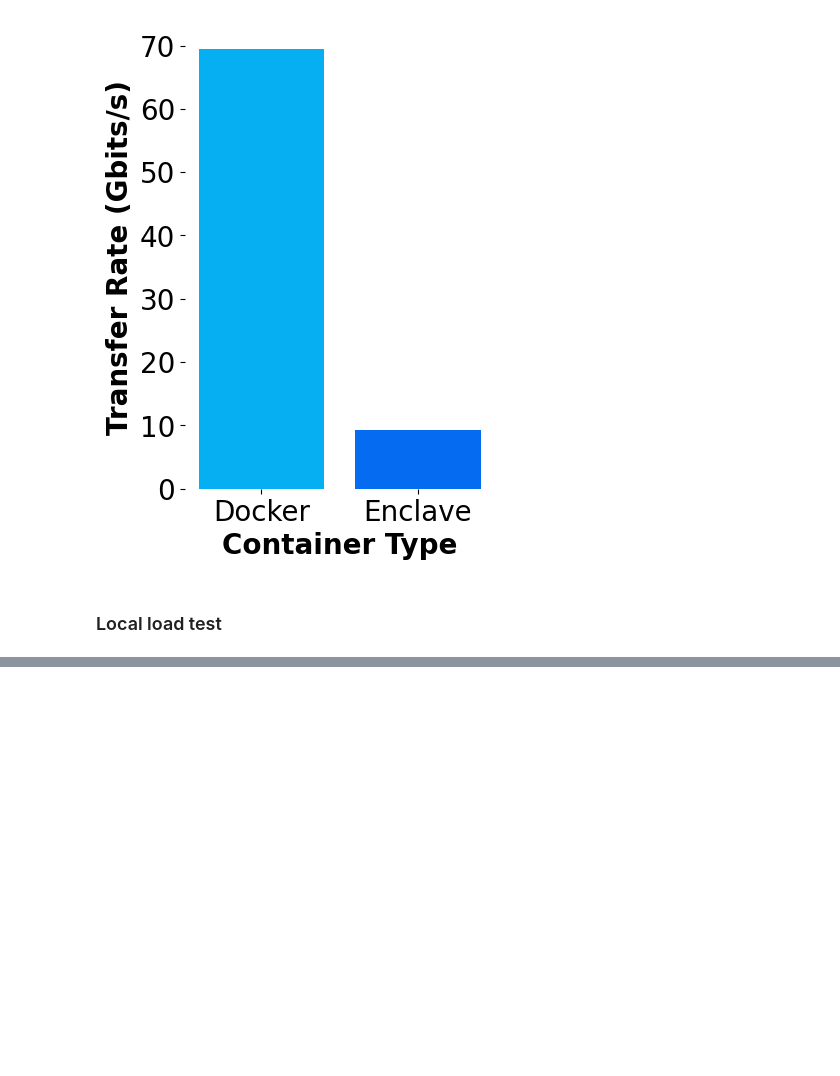
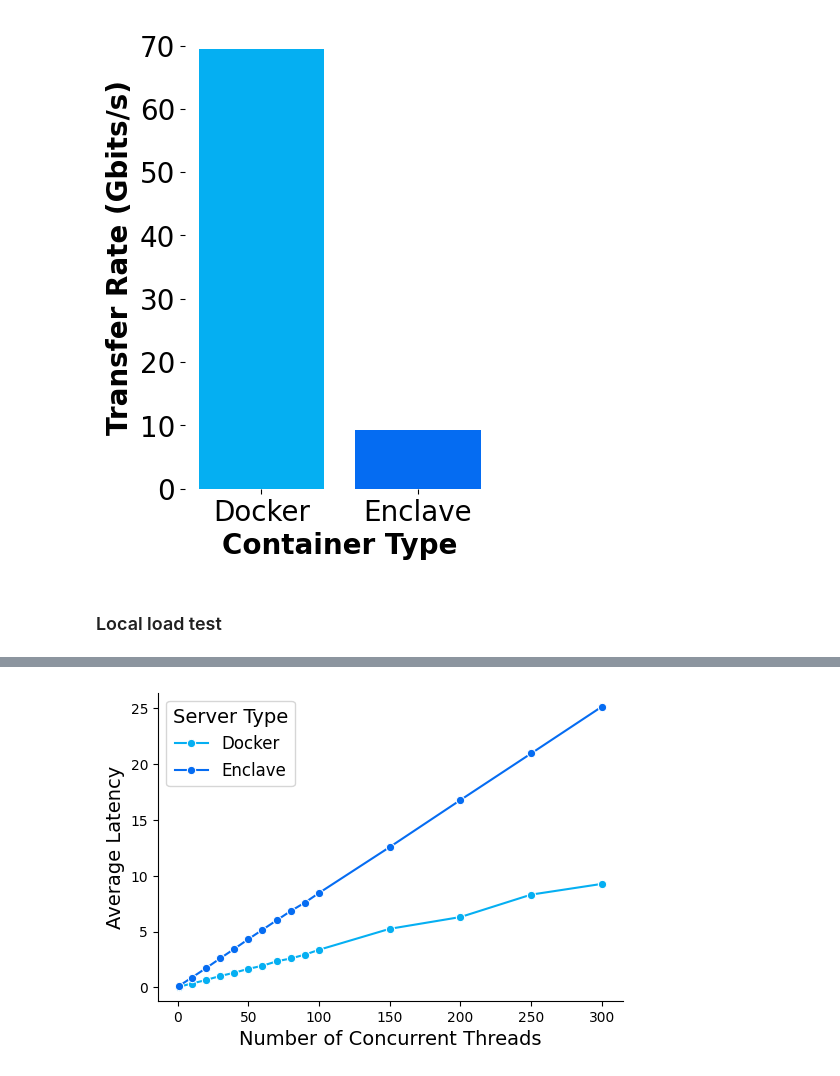
Before and after one commit to hpiercehoffman/secure-serving, a Jupyter notebook: figures/figures.ipynb, the cells around one changed output, grey strips where cells are left out. Saved outputs shown, nothing was run; the diff lists cells and outputs as text; code cells hidden in the pictures; blank space fills up the shorter version.

Commit message:
Add figures for local and internet load testing

```diff
--- a/figures/figures.ipynb
+++ b/figures/figures.ipynb
@@ -56,3 +58,22 @@ plt.show()
 [figure]
 # %% [markdown]
 ### Local load test ###
+# %%
+public_local_csv1 = "../image_classification/load_testing_results/public_local_batch2_req2_1-100_threads.csv"
+public_local_csv2 = "../image_classification/load_testing_results/public_local_batch2_req2_100-300_threads.csv"
+enclave_local_csv1 = "../image_classification/load_testing_results/enclave_local_batch2_req2_1-100_threads.csv"
+enclave_local_csv2 = "../image_classification/load_testing_results/enclave_local_batch2_req2_100-300_threads.csv"
+
+public_local_df1 = pd.read_csv(public_local_csv1)
+public_local_df2 = pd.read_csv(public_local_csv2)
+public_local_df = pd.concat([public_local_df1, public_local_df2])
+
+enclave_local_df1 = pd.read_csv(enclave_local_csv1)
+enclave_local_df2 = pd.read_csv(enclave_local_csv2)
+enclave_local_df = pd.concat([enclave_local_df1, enclave_local_df2])
+
+public_local_df["type"] = "Docker"
+enclave_local_df["type"] = "Enclave"
+
+local_df = pd.concat([public_local_df, enclave_local_df])
+local_df
@@ -58,0 +98,14 @@ plt.show()
+# %%
+palette = {'Docker': '#05aff2', 'Enclave': '#056cf2'}
+
+plt.figure(figsize=(6, 4))
+sns.lineplot(data=local_df, x='Threads', y='Average Latency', hue='type', palette=palette, marker = 'o')
+
+sns.despine()
+plt.xlabel('Number of Concurrent Threads', fontsize=14)
+plt.ylabel('Average Latency', fontsize=14)
+plt.legend(title='Server Type', title_fontsize='14', fontsize='12')
+
+plt.show()
+# %% [output]
+[figure, added]
```
Also changed, not shown: parts of 7 cells of this notebook.
